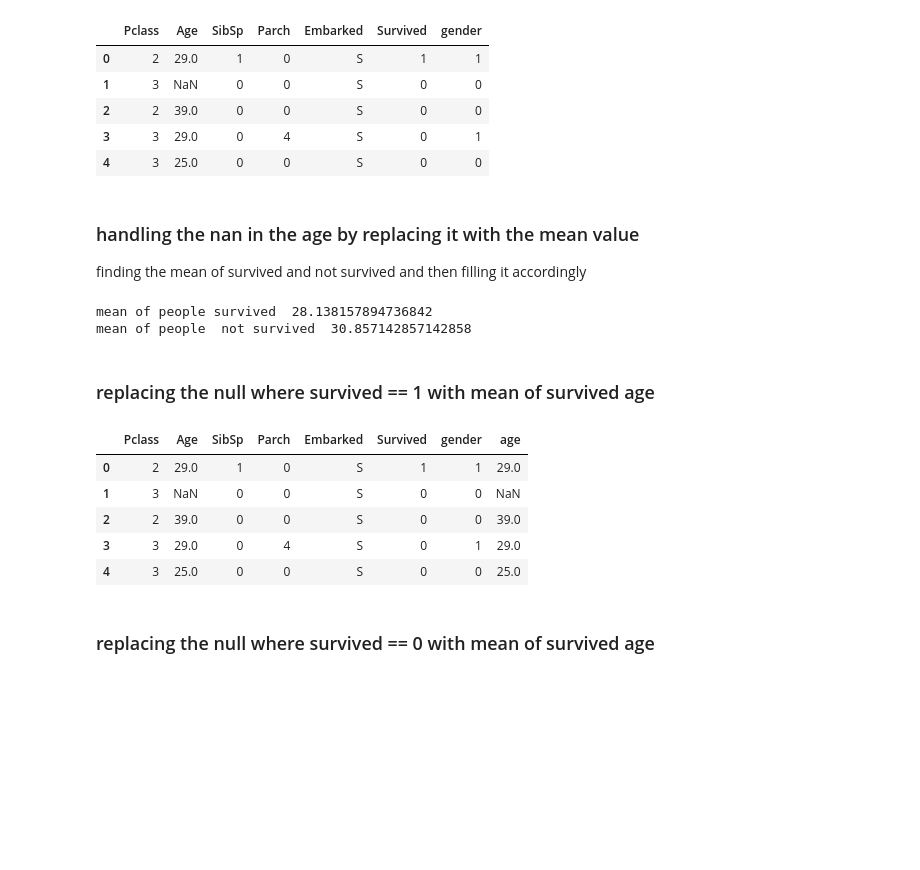
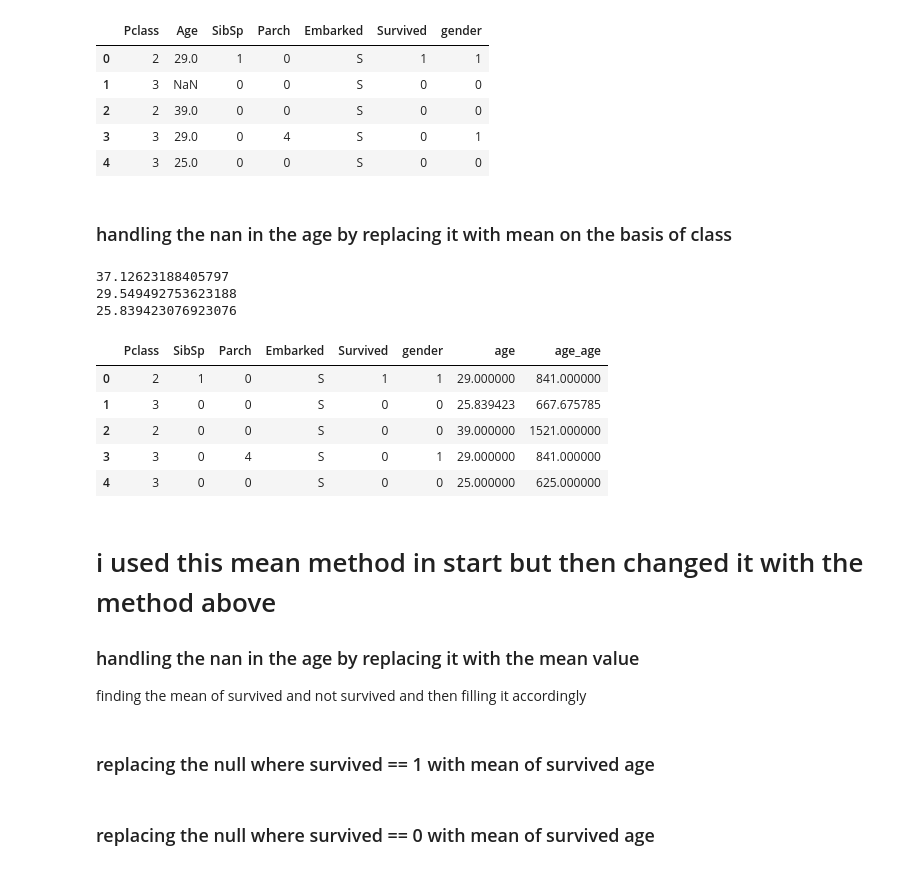
Before and after one commit to Sarthak-Sethi/Machine-Learning, a Jupyter notebook: LogisticRegression/LogisticR_titanice_dataset_assign - Copy.ipynb, the cells around one changed output. Drawn from its saved outputs; the diff is of its cells as text; code cells hidden in the pictures; blank space fills up the shorter version.

```diff
--- a/LogisticRegression/LogisticR_titanice_dataset_assign.ipynb
+++ b/LogisticRegression/LogisticR_titanice_dataset_assign - Copy.ipynb
@@ -142,29 +142,61 @@ data.head()
 | 2 | 2 | 39.0 | 0 | 0 | S | 0 | 0 |
 | 3 | 3 | 29.0 | 0 | 4 | S | 0 | 1 |
 | 4 | 3 | 25.0 | 0 | 0 | S | 0 | 0 |
+# %% [markdown]
+### handling the nan in the age by replacing it with mean on the basis of class
+# %%
+Pclassone = data[data['Pclass']==1]
+p1 = Pclassone["Age"].mean()
+print(p1)
+Pclasstwo = data[data['Pclass']==2]
+p2 = Pclasstwo["Age"].mean()
+print(p2)
+Pclassthree = data[data['Pclass']==3]
+p3 = Pclassthree["Age"].mean()
+print(p3)
+def handle_nan(data):
+    age = data[0]
+    pclass = data[1]
+    if pd.isnull(age):
+        if pclass==1:
+            return p1
+        elif pclass==2:
+            return p2
+        else:
+            return p3
+    else:
+        return age
+
+data["age"] = data[["Age","Pclass"]].apply(handle_nan,axis=1)
+del data["Age"]
+data["age_age"] = data["age"]**2
+data.head()
+# %% [output]
+37.12623188405797
+29.549492753623188
+25.839423076923076
+|  | Pclass | SibSp | Parch | Embarked | Survived | gender | age | age_age |
+| 0 | 2 | 1 | 0 | S | 1 | 1 | 29.000000 | 841.000000 |
+| 1 | 3 | 0 | 0 | S | 0 | 0 | 25.839423 | 667.675785 |
+| 2 | 2 | 0 | 0 | S | 0 | 0 | 39.000000 | 1521.000000 |
+| 3 | 3 | 0 | 4 | S | 0 | 1 | 29.000000 | 841.000000 |
+| 4 | 3 | 0 | 0 | S | 0 | 0 | 25.000000 | 625.000000 |
 # %% [markdown]
+# i used this mean method in start but then changed it with the method above
 ### handling the nan in the age by replacing it with the mean value
 finding the mean of survived and not survived and then filling it accordingly
 # %%
+# not used
 meanS= data[data.Survived==1].Age.mean()
 print("mean of people survived ", meanS)
 meanNS = data[data.Survived==0].Age.mean()
 print("mean of people  not survived ", meanNS)
-# %% [output]
-mean of people survived  28.138157894736842
-mean of people  not survived  30.857142857142858
 # %% [markdown]
 ### replacing the null where survived == 1 with mean of survived age
 # %%
+# not used
 data["age"]=np.where(pd.isnull(data.Age) & data["Survived"]==1  ,meanS, data["Age"])
 data.head()
-# %% [output]
-|  | Pclass | Age | SibSp | Parch | Embarked | Survived | gender | age |
-| 0 | 2 | 29.0 | 1 | 0 | S | 1 | 1 | 29.0 |
-| 1 | 3 | NaN | 0 | 0 | S | 0 | 0 | NaN |
-| 2 | 2 | 39.0 | 0 | 0 | S | 0 | 0 | 39.0 |
-| 3 | 3 | 29.0 | 0 | 4 | S | 0 | 1 | 29.0 |
-| 4 | 3 | 25.0 | 0 | 0 | S | 0 | 0 | 25.0 |
 # %% [markdown]
 ### replacing the null where survived == 0 with mean of survived age
 # %%
```
Also changed, not shown: parts of 22 cells of this notebook, 2 other files.
